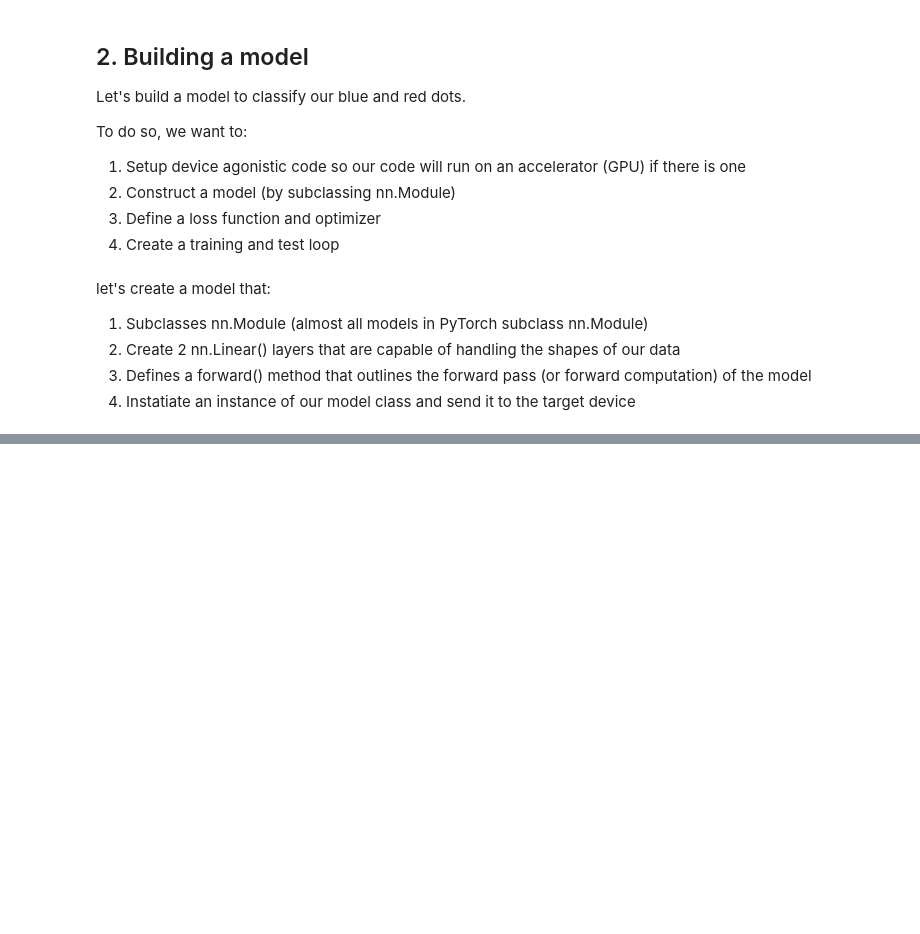
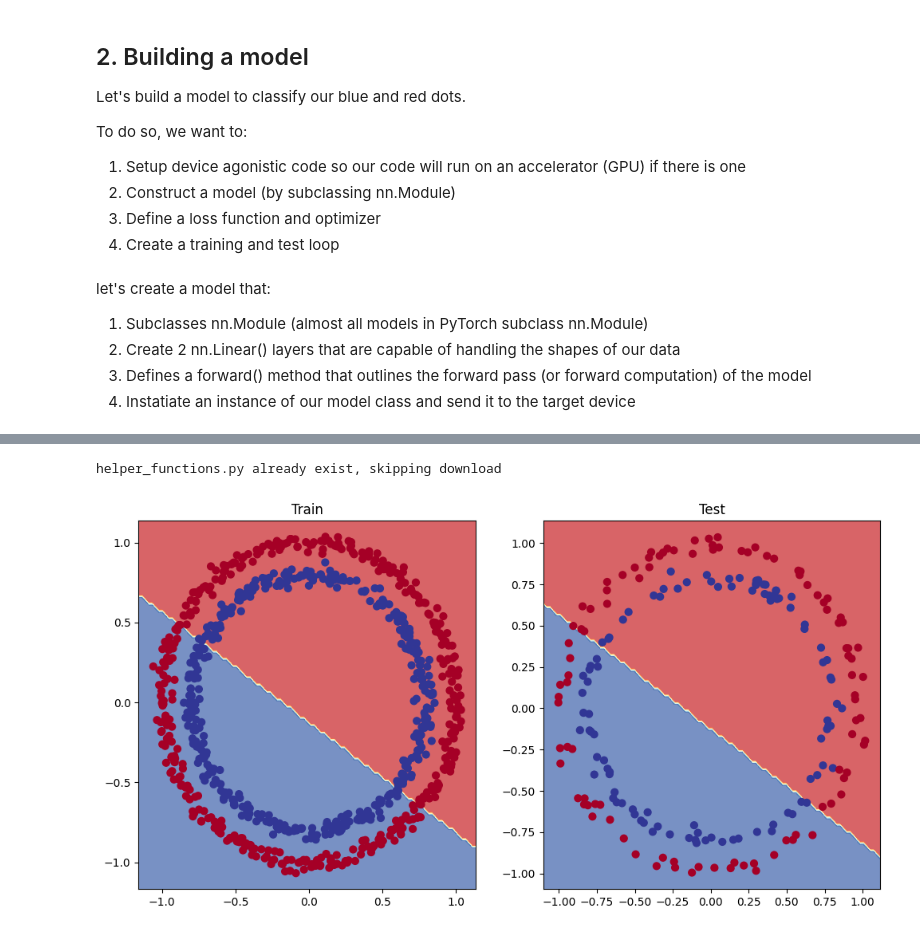
Before and after one commit to deeryakgun/pytorch-for-deep-learning-udemy-notes, a Jupyter notebook: 02_neural_network_classification.ipynb, the cells around one changed output, grey strips where cells are left out. Saved outputs shown, nothing was run; the diff lists cells and outputs as text; code cells hidden in the pictures; blank space fills up the shorter version.

```diff
--- a/02_neural_network_classification.ipynb
+++ b/02_neural_network_classification.ipynb
@@ -148,0 +143,13 @@ Subclasses:     _FusedModule
+# %%
+#Setup the loss function
+# loss_fn = nn.BCELoss() # BCELoss = requires inputs to have gone through the sigmoid activation function prior to input to BCELoss
+loss_fn = nn.BCEWithLogitsLoss()   # BCEWithLogitsLoss = sigmoid activation function built-in
+
+optimizer = torch.optim.SGD(params=model_0.parameters(), lr=0.1)
+# %%
+# Calculate accuracy - out of 100 examples, what percentage does our model get right?
+def accuracy_fn(y_true, y_pred):
+    y_true = y_true.view(-1)
+    y_pred = y_pred.view(-1)
+    correct = (y_true == y_pred).sum().item()
+    return (correct/y_pred.shape[0]) * 100
@@ -148,0 +241,26 @@ Subclasses:     _FusedModule
+# %%
+import requests
+from pathlib import Path
+
+# Download helper functions from Learn PyTorch repo (if it's not already downloaded)
+if Path("helper_functions.py").is_file():
+    print("helper_functions.py already exist, skipping download")
+else:
+    print("Downloading helper_functions.py")
+    request = requests.get("https://raw.githubusercontent.com/mrdbourke/pytorch-deep-learning/main/helper_functions.py")
+    with open("helper_functions.py", "wb") as f:
+        f.write(request.content)
+
+from helper_functions import plot_predictions, plot_decision_boundary
+# %% [output]
+helper_functions.py already exist, skipping download
+# %%
+plt.figure(figsize=(12,6))
+plt.subplot(1,2,1)
+plt.title("Train")
+plot_decision_boundary(model_0, X_train, y_train)
+plt.subplot(1,2,2)
+plt.title("Test")
+plot_decision_boundary(model_0, X_test, y_test)
+# %% [output]
+[figure, added]
```
Also changed, not shown: parts of 34 cells of this notebook, 1 other file.
